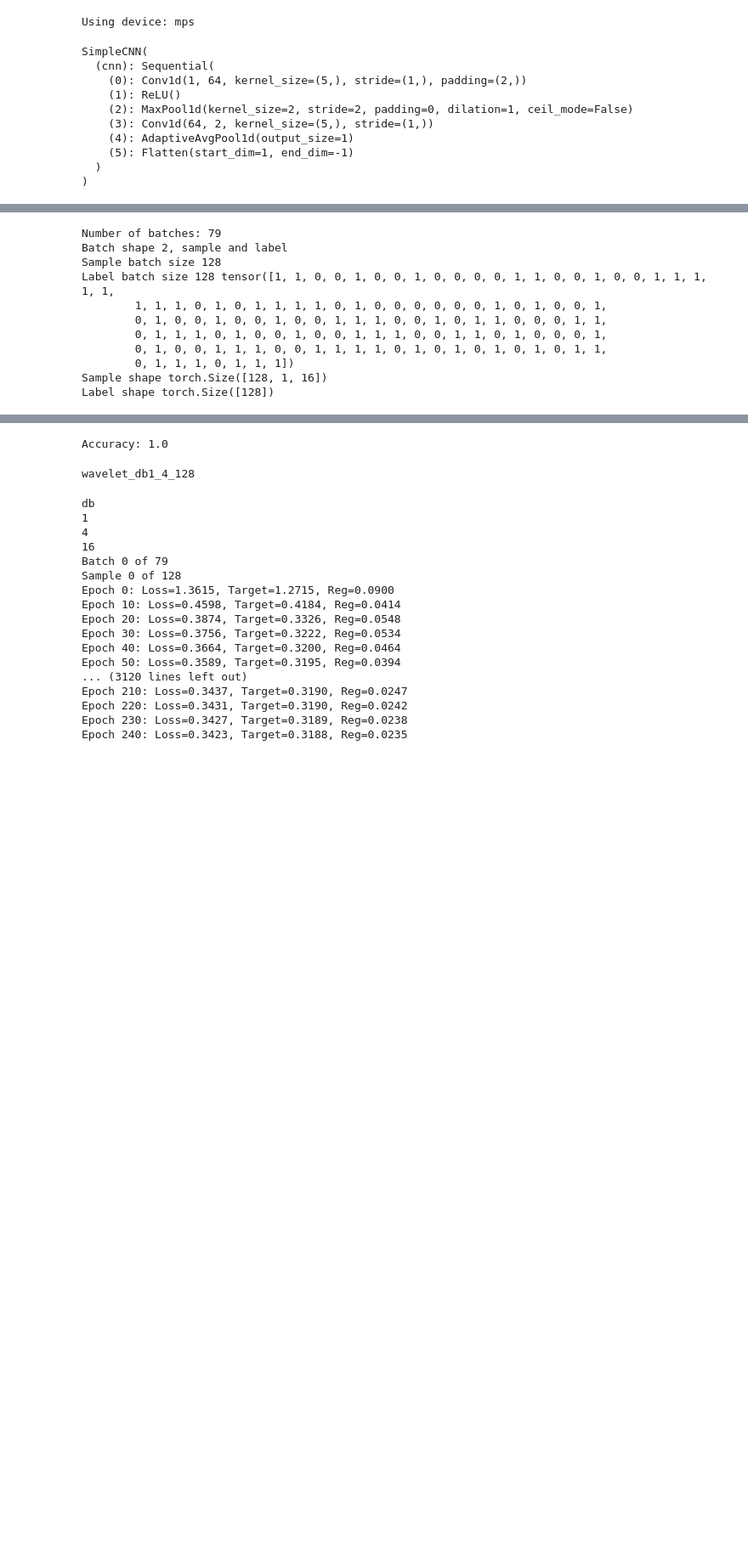
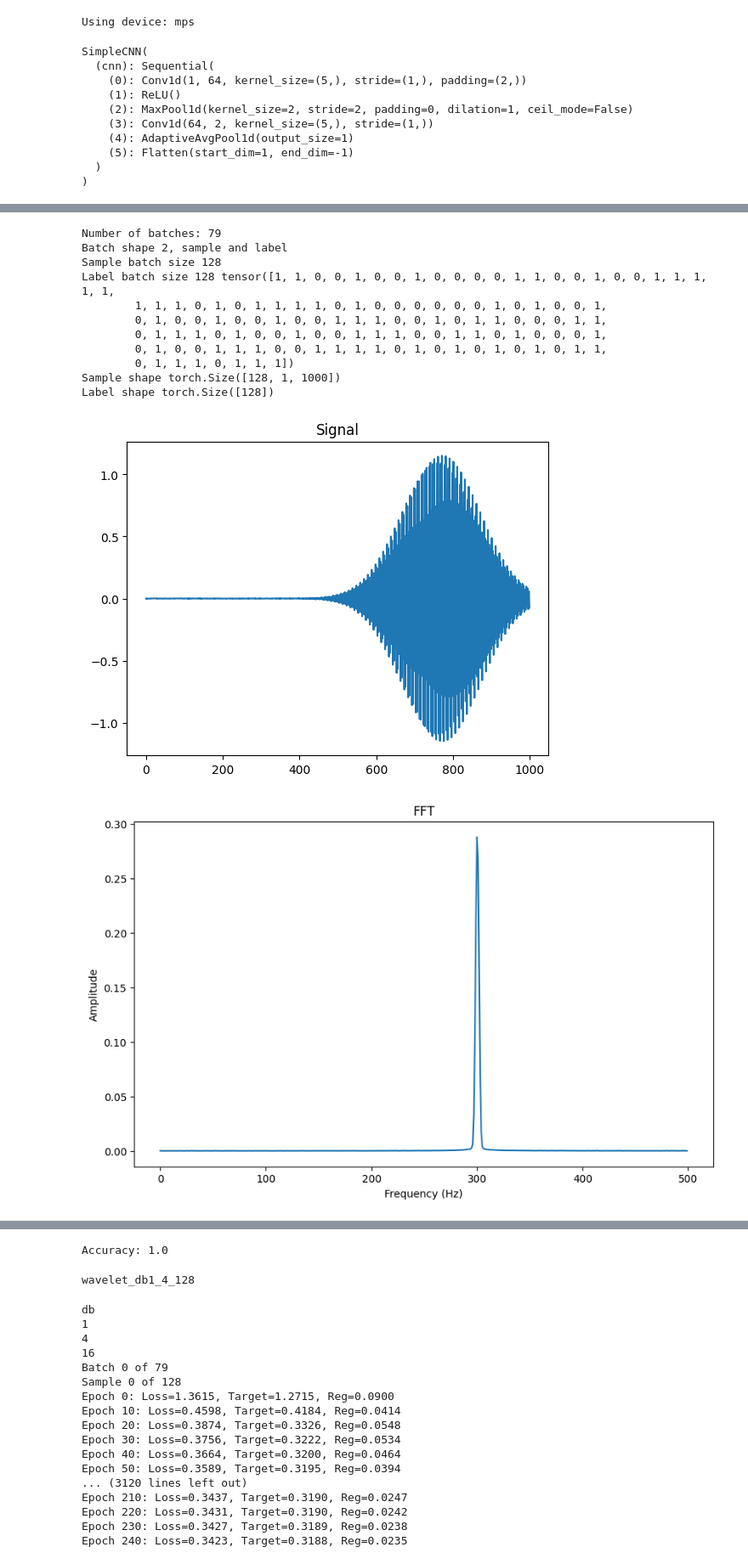
Before and after one commit to aliciags/learnable-masks-explainability-time-series, a Jupyter notebook: comparison_wavelet.ipynb, the cells around one changed output, grey strips where cells are left out. Shown at 85% size. Saved outputs shown, nothing was run; the diff lists cells and outputs as text; code cells hidden in the pictures; blank space fills up the shorter version.

```diff
--- a/comparison_wavelet.ipynb
+++ b/comparison_wavelet.ipynb
@@ -62,7 +62,7 @@ x = None
 y = None
 
 # load the data from synthetic data
-data_folder = "./data/synthetic/test_1"
+data_folder = "./data/synthetic/test_4"
 data_files = os.listdir(data_folder)
 for file in data_files:
     if "samples_0_0" in file:
@@ -111,22 +165,45 @@ test_loader = DataLoader(dataset, batch_size=128)
+# %%
+def plot_fft(signal, fs):
+    N = len(signal)
+    T = 1.0 / fs
+    yf = fft(signal)
+    xf = fftfreq(N, T)[:N//2]
+
+    plt.figure(figsize=(10, 6))
+    plt.plot(xf, 2.0/N * np.abs(yf[0:N//2]))
+    plt.title("FFT")
+    plt.xlabel("Frequency (Hz)")
+    plt.ylabel("Amplitude")
+    plt.show()
 # %%
 print(f"Number of batches: {len(test_loader)}")
 for batch in test_loader:
     print(f"Batch shape {len(batch)}, sample and label")
     x, y = batch
     print(f"Sample batch size {len(x)}")
     print(f"Label batch size {len(y)} {y}")
     print(f"Sample shape {x.shape}")
     print(f"Label shape {y.shape}")
+
+    signal = x[0][0].detach().cpu().numpy()
+    plt.figure()
+    plt.plot(signal)
+    plt.title("Signal")
+    plt.show()
+
+    plot_fft(signal, 1000)
     break
 # %% [output]
 Number of batches: 79
 Batch shape 2, sample and label
 Sample batch size 128
 Label batch size 128 tensor([1, 1, 0, 0, 1, 0, 0, 1, 0, 0, 0, 0, 1, 1, 0, 0, 1, 0, 0, 1, 1, 1, 1, 1,
         1, 1, 1, 0, 1, 0, 1, 1, 1, 1, 0, 1, 0, 0, 0, 0, 0, 0, 1, 0, 1, 0, 0, 1,
         0, 1, 0, 0, 1, 0, 0, 1, 0, 0, 1, 1, 1, 0, 0, 1, 0, 1, 1, 0, 0, 0, 1, 1,
         0, 1, 1, 1, 0, 1, 0, 0, 1, 0, 0, 1, 1, 1, 0, 0, 1, 1, 0, 1, 0, 0, 0, 1,
         0, 1, 0, 0, 1, 1, 1, 0, 0, 1, 1, 1, 1, 0, 1, 0, 1, 0, 1, 0, 1, 0, 1, 1,
         0, 1, 1, 1, 0, 1, 1, 1])
-Sample shape torch.Size([128, 1, 16])
+Sample shape torch.Size([128, 1, 1000])
 Label shape torch.Size([128])
+[figure, added]
+[figure, added]
```
Also changed, not shown: parts of 14 cells of this notebook, 16 other files.
